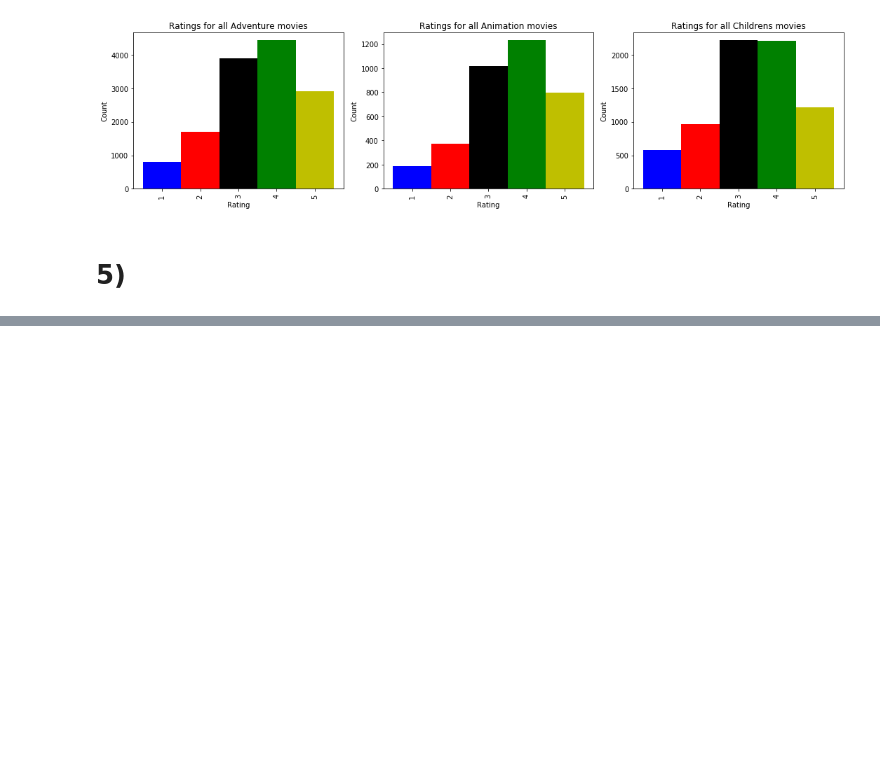
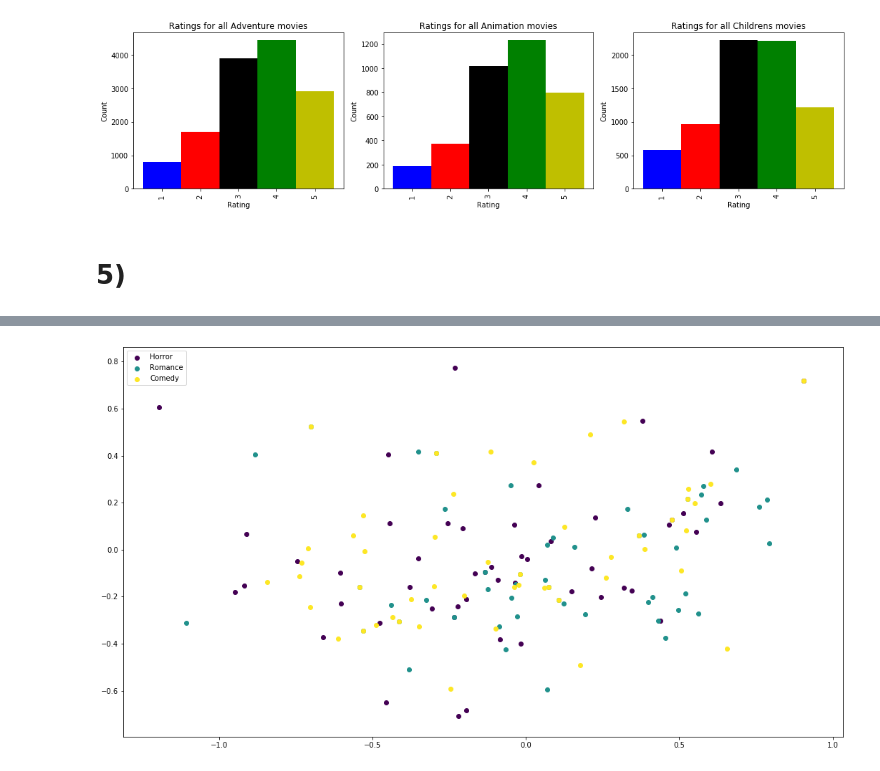
Before and after one commit to akshayyeluri/MovieLensViz, a Jupyter notebook: nicksviz.ipynb, the cells around one changed output, grey strips where cells are left out. Drawn from its saved outputs; the diff is of its cells as text; code cells hidden in the pictures; blank space fills up the shorter version.

```diff
--- a/nicksviz.ipynb
+++ b/nicksviz.ipynb
@@ -215,3 +222,14 @@ genres = ["Adventure", "Animation"]
 n_mov = 10
 
 ids1 = movie_df.loc[movie_df[genres[0]], "Movie Id"][:n_mov]
+# %%
+pca = PCA(3)
+V_p = pca.fit_transform(V)
+U_p = pca.transform(U)
+
+genres = ["Horror", "Romance", "Comedy"]
+n_mov = 50
+plot_w_genre(genres, movie_df, V_p, n_mov=n_mov, dim_3=False, annotate = False)
+plt.gcf().set_size_inches(18, 10)
+# %% [output]
+[figure, added]
```
Also changed, not shown: parts of 4 cells of this notebook, 1 other file.
